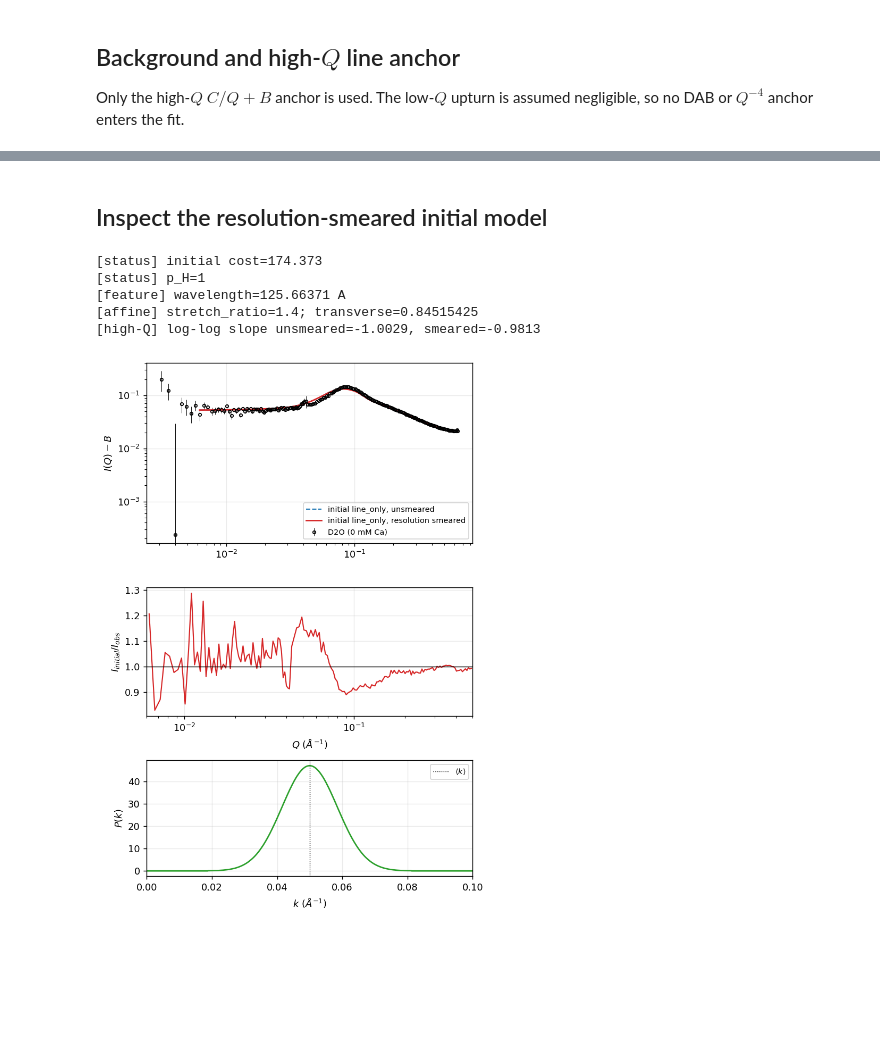
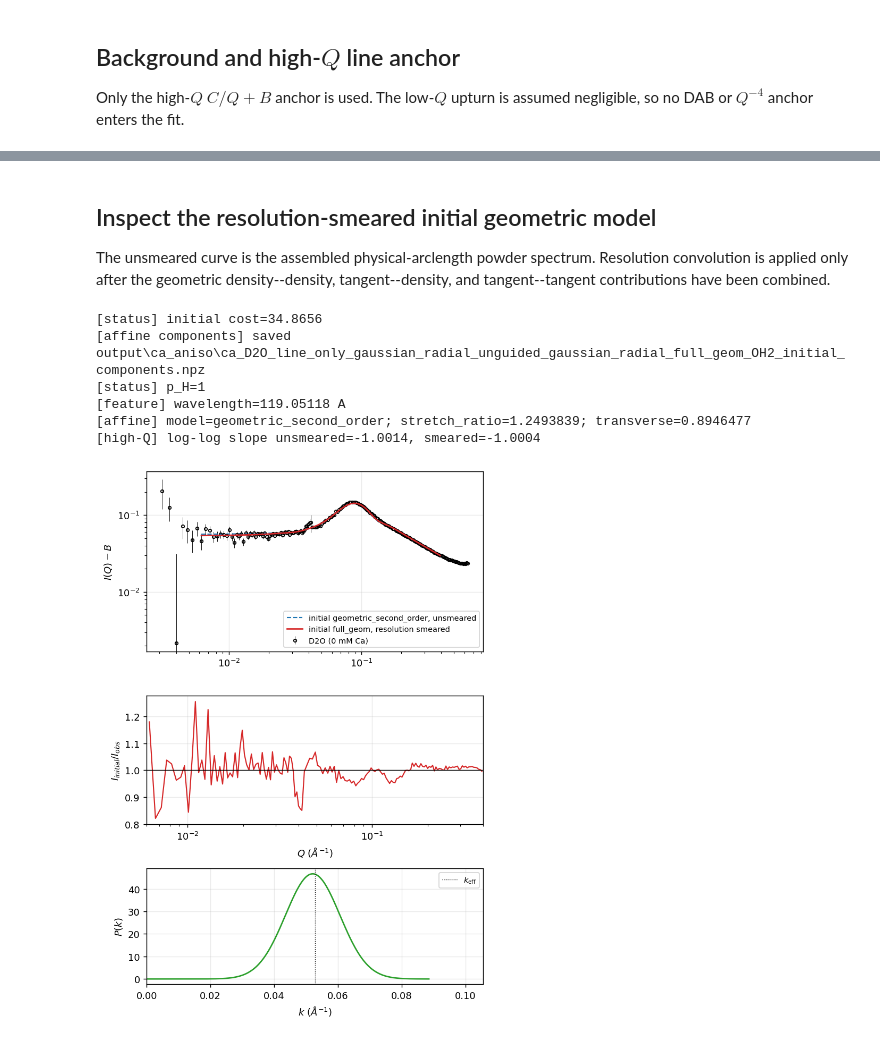
Before and after one commit to ch-tung/Randomwave_ML, a Jupyter notebook: randomcxl/smpl/curvefit/cf_ca_aniso.ipynb, the cells around one changed output, grey strips where cells are left out. Cells and saved outputs as stored; diff of their text form; code cells hidden in the pictures; blank space fills up the shorter version.

Commit message:
update affine curve-fitting workflow

```diff
--- a/randomcxl/smpl/curvefit/cf_ca_aniso.ipynb
+++ b/randomcxl/smpl/curvefit/cf_ca_aniso.ipynb
@@ -277,5 +435,7 @@ if reference_mean_k is not None:
 # %% [markdown]
-## Inspect the resolution-smeared initial model
+## Inspect the resolution-smeared initial geometric model
+
+The unsmeared curve is the assembled physical-arclength powder spectrum. Resolution convolution is applied only after the geometric density--density, tangent--density, and tangent--tangent contributions have been combined.
 # %%
 initial_model_unsmeared = cf.evaluate_heterogeneous_line_guess(
     working_profile,
@@ -298,48 +458,51 @@ initial_model = cf.evaluate_heterogeneous_line_guess(
     regression_weights=regression_weights,
     model_settings=fit_model_settings,
     distribution_parameter_set=fit_distribution_parameter_set,
     log_error_floor=LOG_ERROR_FLOOR,
     affine_stretch=True,
 )
+initial_components_path = save_affine_geometric_components(
+    initial_model,
+    OUTPUT_DIR / f"{SAMPLE_TAG}_{FIT_VARIANT_TAG}_initial_components.npz",
+)
 print(f"[status] initial cost={initial_model.cost:.6g}")
+if initial_components_path is not None:
+    print(f"[affine components] saved {initial_components_path}")
 print(f"[status] p_H={initial_model.parameters['p_H']:.10g}")
-print(f"[feature] wavelength={2*np.pi/initial_model.parameters['mean_k']:.8g} A")
-print(f"[affine] stretch_ratio={initial_model.parameters['stretch_ratio']:.8g}; transverse={initial_model.parameters['stretch_ratio']**-0.5:.8g}")
+print(f"[feature] wavelength={2*np.pi/initial_model.parameters['k_eff']:.8g} A")
+print(f"[affine] model={initial_model.affine_model}; stretch_ratio={initial_model.parameters['stretch_ratio']:.8g}; transverse={initial_model.parameters['stretch_ratio']**-0.5:.8g}")
 tail = initial_model.q >= HIGHQ_ANCHOR_MIN
 if np.count_nonzero(tail) >= 3:
     slope_unsmeared = np.polyfit(np.log(initial_model_unsmeared.q[tail]), np.log(initial_model_unsmeared.model[tail]), 1)[0]
     slope_smeared = np.polyfit(np.log(initial_model.q[tail]), np.log(initial_model.model[tail]), 1)[0]
     print(f"[high-Q] log-log slope unsmeared={slope_unsmeared:.4f}, smeared={slope_smeared:.4f}")
 
-k_initial, p_k_initial = cf.radial_k_distribution_density(
-    mean_k=initial_model.parameters["mean_k"],
-    r_sigma_k=initial_model.parameters["r_sigma_k"],
-    skewness=initial_model.parameters.get("skewness", 0.0),
-    k_distribution=K_DISTRIBUTION,
-    distribution_parameters={name: initial_model.parameters[name] for name in distribution_names},
+k_initial, p_k_initial = selected_radial_k_density(
+    initial_model.parameters["k_eff"], initial_model.parameters["r_sigma_k"]
 )
 fig, axes = plt.subplots(3, 1, figsize=(5.8, 8.2), gridspec_kw={"height_ratios": [1.4, 1.0, 0.9]})
 positive = working_profile.intensity > 0
 axes[0].errorbar(working_profile.q[positive], working_profile.intensity[positive], yerr=working_profile.error[positive], fmt="o", ms=3, lw=0.5, color="k", markerfacecolor="none", label=SERIES_LABEL)
-axes[0].plot(initial_model_unsmeared.q, initial_model_unsmeared.model, "--", color="C0", lw=1.2, label=f"initial {MODEL_MODE}, unsmeared")
-axes[0].plot(initial_model.q, initial_model.model, color="C3", lw=1.5, label=f"initial {MODEL_MODE}, resolution smeared")
+axes[0].plot(initial_model_unsmeared.q, initial_model_unsmeared.model, "--", color="C0", lw=1.2, label=f"initial {AFFINE_MODEL}, unsmeared")
+axes[0].plot(initial_model.q, initial_model.model, color="C3", lw=1.5, label=f"initial {STRETCH_MODEL}, resolution smeared",zorder=5)
 axes[0].set(xscale="log", yscale="log", ylabel=r"$I(Q)-B$")
 axes[0].legend(fontsize=8)
 axes[1].semilogx(initial_model.q, initial_model.model / initial_model.intensity, color="C3", lw=1.2)
 axes[1].axhline(1.0, color="k", lw=0.8)
 axes[1].set(xlabel=r"$Q$ ($\AA^{-1}$)", ylabel=r"$I_{initial}/I_{obs}$", xlim=(fit_q_min, fit_q_max))
 axes[2].plot(k_initial, p_k_initial, color="C2", lw=1.5)
-axes[2].axvline(initial_model.parameters["mean_k"], color="k", lw=0.8, ls=":", label=r"$\langle k\rangle$")
-axes[2].set(xlabel=r"$k$ ($\AA^{-1}$)", ylabel=r"$P(k)$", xlim=(0.0, 2.0 * initial_model.parameters["mean_k"]))
+axes[2].axvline(initial_model.parameters["k_eff"], color="k", lw=0.8, ls=":", label=r"$k_{\rm eff}$")
+axes[2].set(xlabel=r"$k$ ($\AA^{-1}$)", ylabel=r"$P(k)$", xlim=(0.0, 2.0 * initial_model.parameters["k_eff"]))
 axes[2].legend(fontsize=8)
 fig.tight_layout()
 fig.savefig(OUTPUT_DIR / f"{SAMPLE_TAG}_{FIT_VARIANT_TAG}_initial.png")
 plt.show()
 # %% [output]
-[status] initial cost=174.373
+[status] initial cost=34.8656
+[affine components] saved output\ca_aniso\ca_D2O_line_only_gaussian_radial_unguided_gaussian_radial_full_geom_OH2_initial_components.npz
 [status] p_H=1
-[feature] wavelength=125.66371 A
-[affine] stretch_ratio=1.4; transverse=0.84515425
-[high-Q] log-log slope unsmeared=-1.0029, smeared=-0.9813
+[feature] wavelength=119.05118 A
+[affine] model=geometric_second_order; stretch_ratio=1.2493839; transverse=0.8946477
+[high-Q] log-log slope unsmeared=-1.0014, smeared=-1.0004
-[figure, old version]
+[figure, new version]
 # %% [markdown]
```
Also changed, not shown: parts of 12 cells of this notebook, 4 other files.
